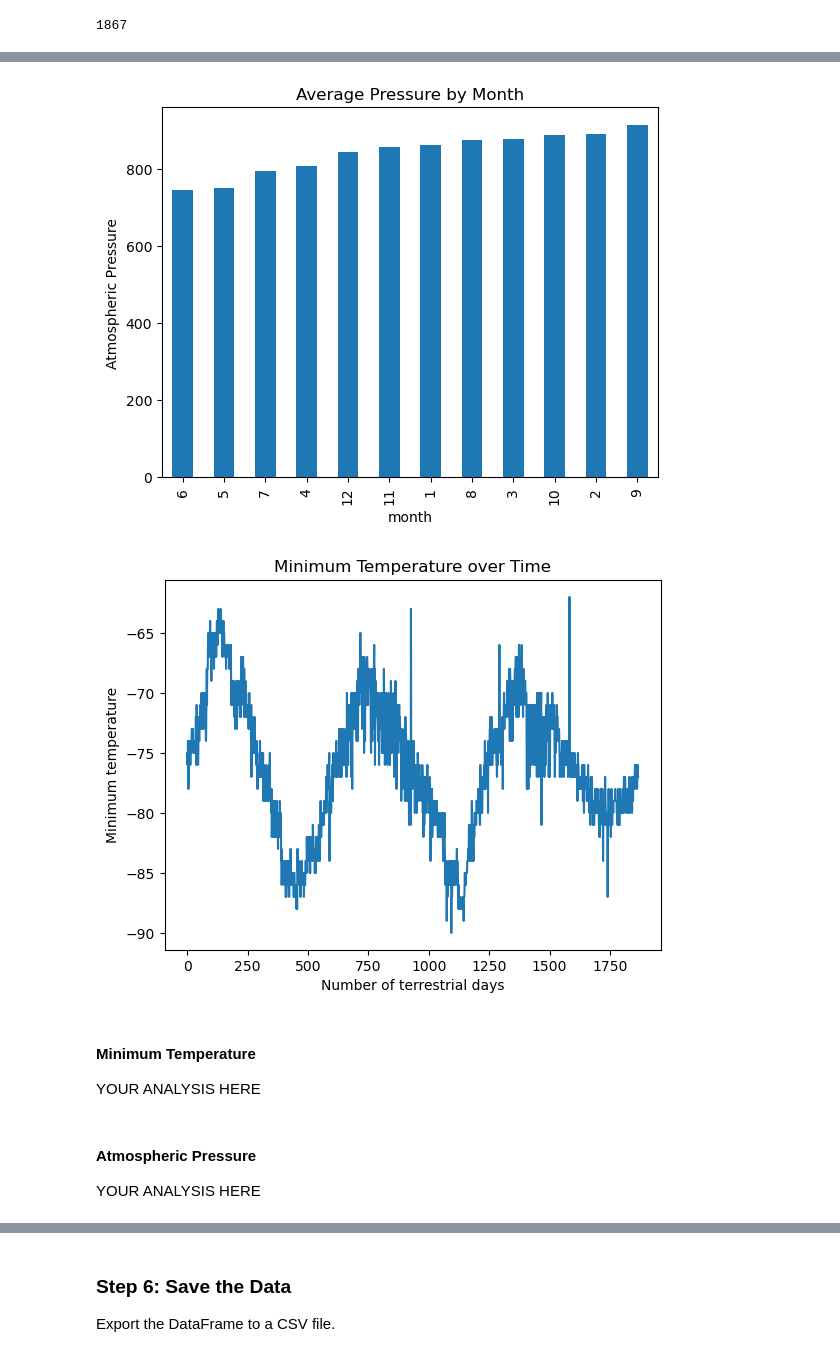
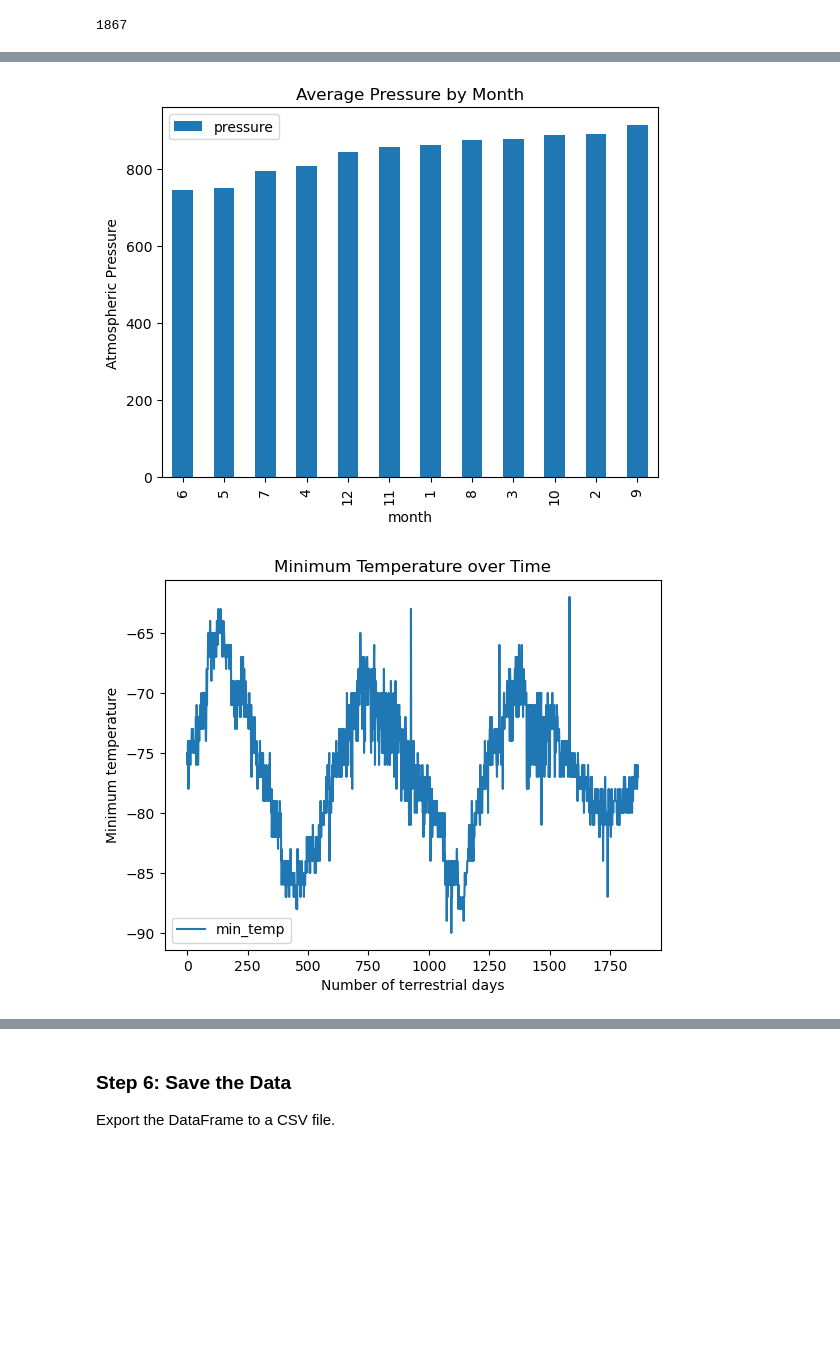
Before and after one commit to pdkeller/html-challenge, a Jupyter notebook: part_2_mars_weather.ipynb, the cells around one changed output, grey strips where cells are left out. Saved outputs shown, nothing was run; the diff lists cells and outputs as text; code cells hidden in the pictures; blank space fills up the shorter version.

```diff
--- a/part_2_mars_weather.ipynb
+++ b/part_2_mars_weather.ipynb
@@ -214,5 +196,5 @@ plt.show()
 # %%
 # 4. What is the average pressure by month?
-average_pressure_by_month = mars_df.groupby(['month'])['pressure'].mean()
+average_pressure_by_month = mars_df.groupby(['month'])['pressure'].mean().reset_index()
 average_pressure_by_month
 # %% [output]
@@ -243,23 +224,22 @@ plt.show()
 # %%
 # Identify the lowest and highest pressure months in Curiosity's location by sorting the previous graph
-plt.bar(mars_df['month'], sorted(average_pressure_by_month), color = 'blue')
+sorted_average_pressure_by_month = average_pressure_by_month.sort_values(by = ['pressure']).reset_index()
+sorted_average_pressure_by_month.plot(x = 'month', y = 'pressure', kind = 'bar')
 plt.xlabel('month')
 plt.ylabel('Atmospheric Pressure')
 plt.title('Average Pressure by Month')
 plt.xticks(rotation = 90)
 plt.show()
 # %% [output]
-[figure, old version]
+[figure, new version]
 # %%
 # 5. How many terrestrial (Earth) days are there in a Martian year?
 # Visually estimate the result by plotting the daily minimum temperature of each observation in the data set.
+min_temp_by_date = mars_df[['terrestrial_date', 'min_temp']].copy()
+min_temp_by_date.plot(y = 'min_temp', use_index = True)
+plt.xlabel('Number of terrestrial days')
+plt.ylabel('Minimum temperature')
+plt.title('Minimum Temperature over Time')
+plt.show()
 # %% [output]
-[figure, old version]
+[figure, new version]
-# %% [markdown]
-#### Minimum Temperature
-
-YOUR ANALYSIS HERE
-# %% [markdown]
-#### Atmospheric Pressure
-
-YOUR ANALYSIS HERE
```
Also changed, not shown: parts of 11 cells of this notebook, 2 other files.
